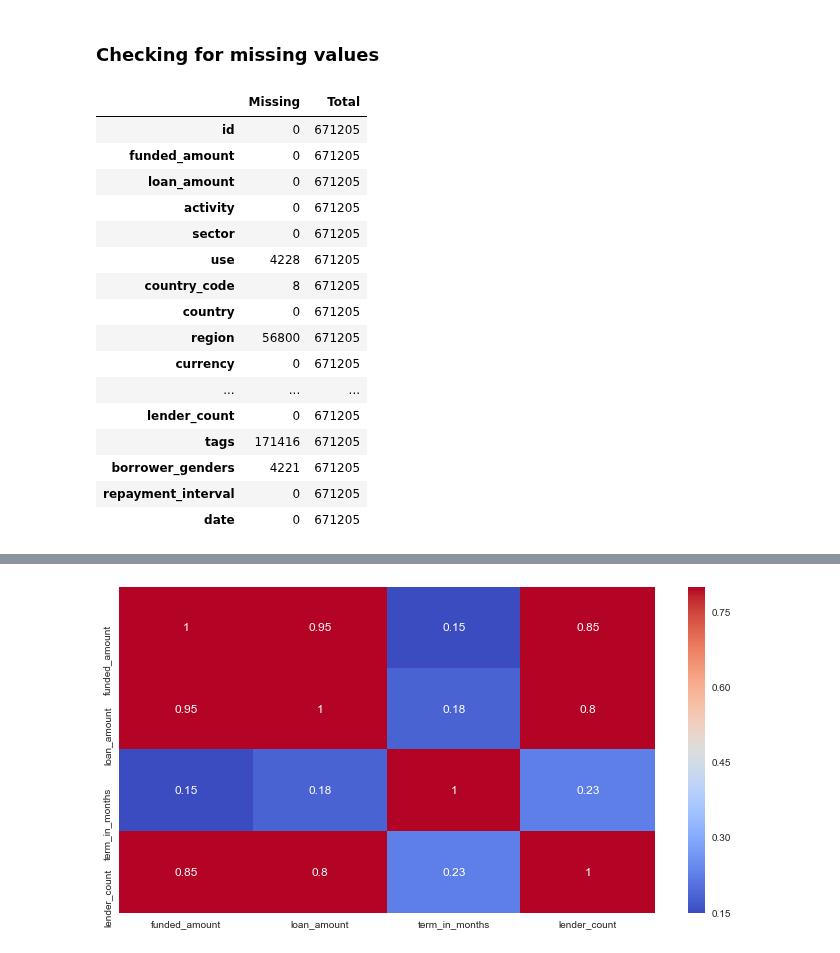
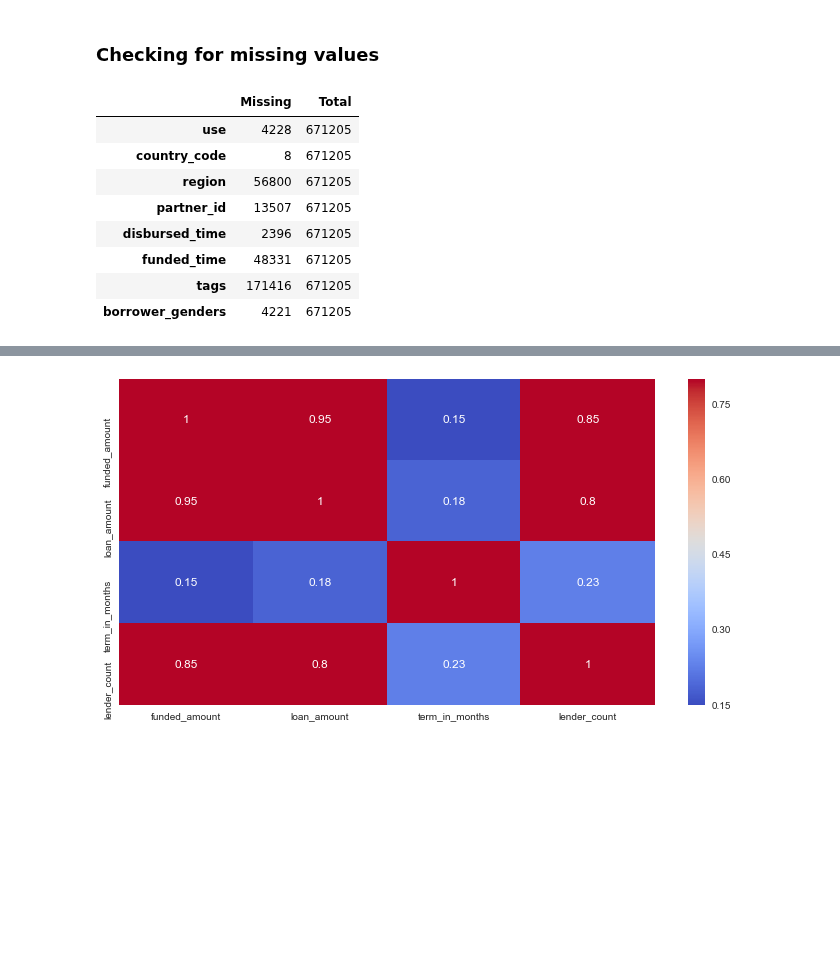
Before and after one commit to pstetz/Kaggle, a Jupyter notebook: in_progress/kiva/loans.ipynb, the cells around one changed output, grey strips where cells are left out. Cells and saved outputs as stored; diff of their text form; code cells hidden in the pictures; blank space fills up the shorter version.

Commit message:
kiva - only shows missing cols if values are missing in col

```diff
--- a/in_progress/kiva/loans.ipynb
+++ b/in_progress/kiva/loans.ipynb
@@ -35,25 +34,19 @@ loans.head(3)
 # %% [markdown]
 ### Checking for missing values
 # %%
+missing_cols = [col for col in loans.columns if any(loans[col].isnull())]
+
 pd.DataFrame({
     "Total": len(loans),
-    "Missing": loans.isnull().sum()
+    "Missing": loans[missing_cols].isnull().sum()
 })
 # %% [output]
 |  | Missing | Total |
-| id | 0 | 671205 |
-| funded_amount | 0 | 671205 |
-| loan_amount | 0 | 671205 |
-| activity | 0 | 671205 |
-| sector | 0 | 671205 |
 | use | 4228 | 671205 |
 | country_code | 8 | 671205 |
-| country | 0 | 671205 |
 | region | 56800 | 671205 |
-| currency | 0 | 671205 |
-| ... | ... | ... |
-| lender_count | 0 | 671205 |
+| partner_id | 13507 | 671205 |
+| disbursed_time | 2396 | 671205 |
+| funded_time | 48331 | 671205 |
 | tags | 171416 | 671205 |
 | borrower_genders | 4221 | 671205 |
-| repayment_interval | 0 | 671205 |
-| date | 0 | 671205 |
```
Also changed, not shown: parts of 4 cells of this notebook, 1 other file.
